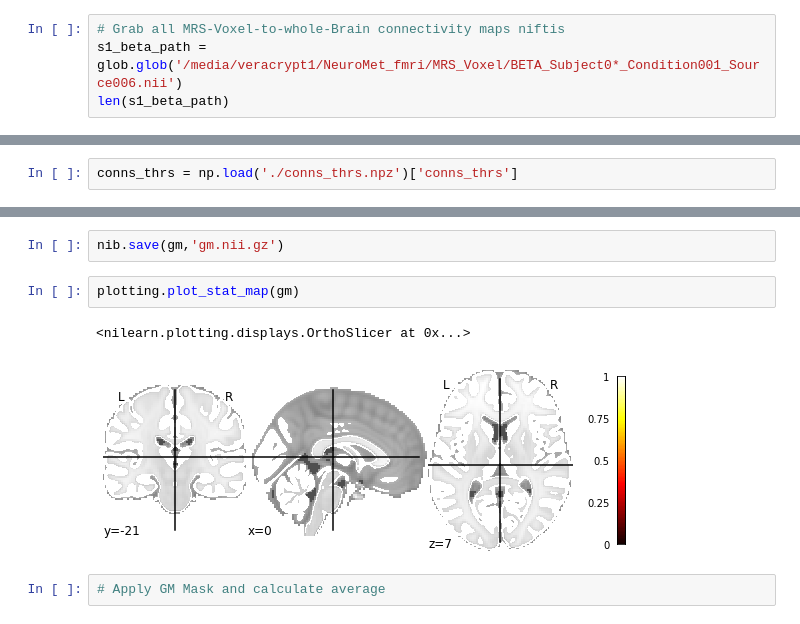
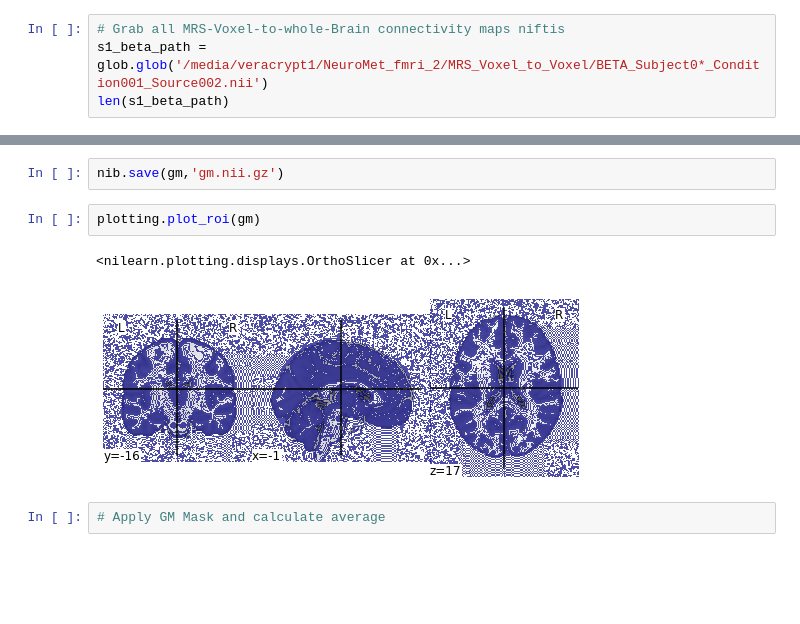
Before and after one commit to NeuroMET/fMRi, a Jupyter notebook: notebooks/MRSVoxel_to_whole_brain.ipynb, the cells around one changed output, grey strips where cells are left out. Saved outputs shown, nothing was run; the diff lists cells and outputs as text; blank space fills up the shorter version.

```diff
--- a/notebooks/MRSVoxel_to_whole_brain.ipynb
+++ b/notebooks/MRSVoxel_to_whole_brain.ipynb
@@ -43,5 +39,5 @@ array([[array(['DMN_alldiag_LRPCC_gmmasked'], dtype='<U26'),
 # %%
 # Grab all MRS-Voxel-to-whole-Brain connectivity maps niftis
-s1_beta_path = glob.glob('/media/veracrypt1/NeuroMet_fmri/MRS_Voxel/BETA_Subject0*_Condition001_Source006.nii')
+s1_beta_path = glob.glob('/media/veracrypt1/NeuroMet_fmri_2/MRS_Voxel_to_Voxel/BETA_Subject0*_Condition001_Source002.nii')
 len(s1_beta_path)
 # %% [output]
@@ -120,4 +83,2 @@ np.savez('./conns_thrs.npz', conns_thrs=conns_thrs)
-# %%
-conns_thrs = np.load('./conns_thrs.npz')['conns_thrs']
 # %%
 conns_thrs.shape
@@ -144,10 +103,10 @@ gm = nib.Nifti1Image(gm_mask, example_img.affine, header=example_img.header)
 # %%
 nib.save(gm,'gm.nii.gz')
 # %%
-plotting.plot_stat_map(gm)
+plotting.plot_roi(gm)
 # %% [output]
 <nilearn.plotting.displays.OrthoSlicer at 0x...>
-[figure, old version]
+[figure, new version]
 # %%
 # Apply GM Mask and calculate average
 # %%
```
Also changed, not shown: parts of 25 cells of this notebook, 5 other files.
